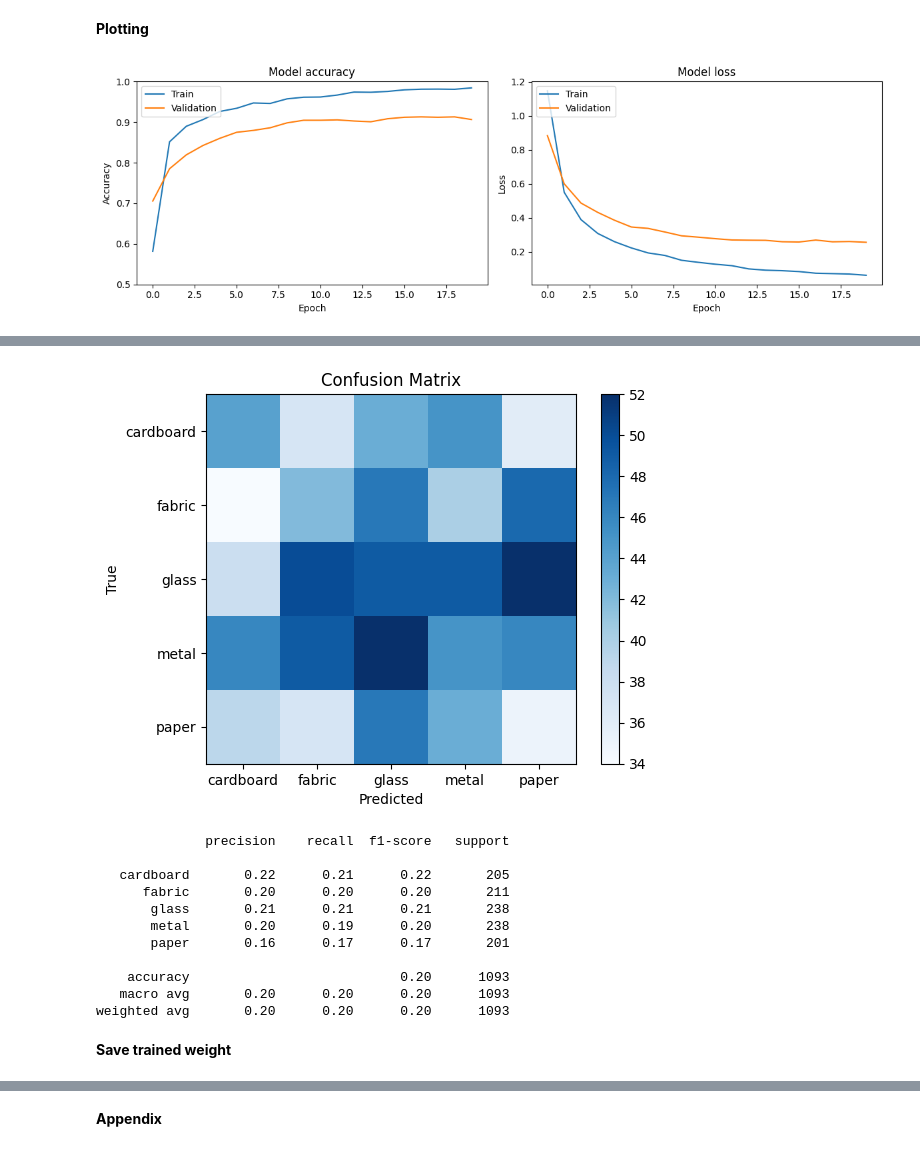
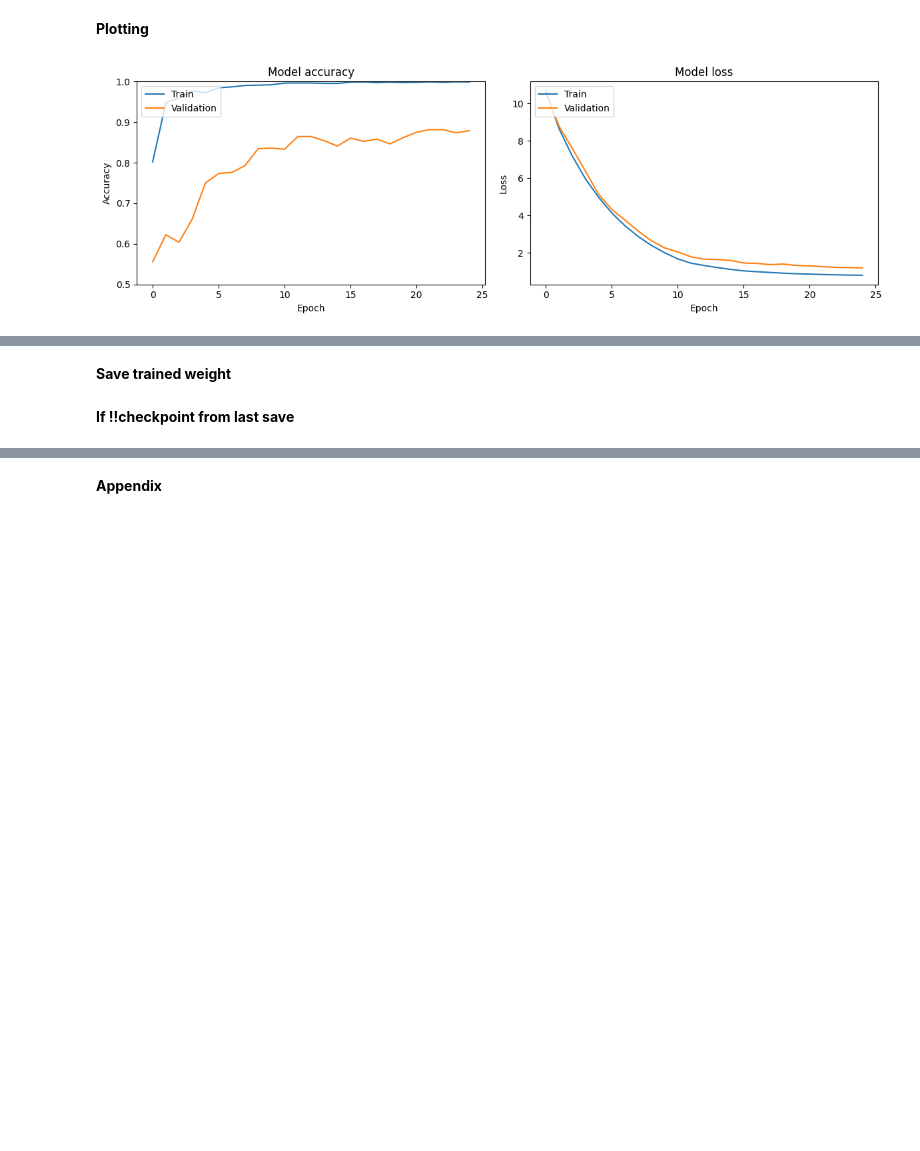
Before and after one commit to TomPham204/thesis, a Jupyter notebook: thesis.ipynb, the cells around one changed output, grey strips where cells are left out. Cells and saved outputs as stored; diff of their text form; code cells hidden in the pictures; blank space fills up the shorter version.

```diff
--- a/thesis.ipynb
+++ b/thesis.ipynb
@@ -9,9 +12,11 @@ from tensorflow.keras.optimizers import SGD
 import numpy as np
 # %%
 data_dir = './drive/MyDrive/TrashDataset/'
+test_dir = './drive/MyDrive/TrashDatasetTest'
 weight_dir = './drive/MyDrive/TrashModel/'
-batch_size = 24
-image_size = (224, 224)
+batch_size = 64
+image_size = (300, 300)
+class_num = 5
 # %% [markdown]
 **Data loading & augmentation**
 # %%
@@ -116,11 +115,11 @@ No saved weight
 **Training**
 # %%
 history = model.fit(
-    combined_generator,
-    steps_per_epoch=combined_steps_per_epoch,
+    train_generator,
+    steps_per_epoch=train_generator.samples // batch_size,
     validation_data=validation_generator,
     validation_steps=validation_generator.samples // batch_size,
-    epochs=20,
+    epochs=25,
     callbacks=checkpoints
 )
 # %% [output]
@@ -147,69 +134,32 @@ Epoch 20/20
 import numpy as np
 import matplotlib.pyplot as plt
 from sklearn.metrics import classification_report, confusion_matrix
 
 def plot_training_history(history):
     plt.figure(figsize=(12, 4))
 
     # Plot training & validation accuracy values
     plt.subplot(1, 2, 1)
     plt.plot(history.history['accuracy'])
     plt.plot(history.history['val_accuracy'])
     plt.title('Model accuracy')
     plt.ylabel('Accuracy')
     plt.xlabel('Epoch')
-    plt.ylim(0.5, 1)  # Set y-axis range from 0 to 1
+    plt.ylim(0.5, 1)
     plt.legend(['Train', 'Validation'], loc='upper left')
 
     # Plot training & validation loss values
     plt.subplot(1, 2, 2)
     plt.plot(history.history['loss'])
     plt.plot(history.history['val_loss'])
     plt.title('Model loss')
     plt.ylabel('Loss')
     plt.xlabel('Epoch')
     plt.legend(['Train', 'Validation'], loc='upper left')
 
     plt.tight_layout()
     plt.show()
 
-# Plot training history
 plot_training_history(history)
-
-# Create and display a confusion matrix
-def plot_confusion_matrix(y_true, y_pred, classes):
-    cm = confusion_matrix(y_true, y_pred)
-    fig, ax = plt.subplots()
-    im = ax.imshow(cm, interpolation='nearest', cmap=plt.cm.Blues)
-    ax.figure.colorbar(im, ax=ax)
-    ax.set(xticks=np.arange(cm.shape[1]), yticks=np.arange(cm.shape[0]), xticklabels=classes, yticklabels=classes, title='Confusion Matrix')
-    plt.xlabel('Predicted')
-    plt.ylabel('True')
-    plt.show()
-
-# Evaluate the model on the test dataset
-test_generator = original_datagen.flow_from_directory(
-    data_dir,
-    target_size=image_size,
-    batch_size=batch_size,
-    class_mode='categorical',
-    subset='validation'  # Validation data
-)
-
-test_steps = len(test_generator)
-test_generator.reset()
-y_pred = model.predict(test_generator, steps=test_steps)
-y_pred = np.argmax(y_pred, axis=1)
-y_true = test_generator.classes
-
-# Get class labels from the generator
-class_labels = list(test_generator.class_indices.keys())
-
-# Plot the confusion matrix
-plot_confusion_matrix(y_true, y_pred, class_labels)
-
-# Classification Report
-report = classification_report(y_true, y_pred, target_names=class_labels)
-print(report)
 # %% [output]
-[figure, old version]
+[figure, new version]
@@ -218,12 +165,0 @@ Found 1093 images belonging to 5 classes.
-[figure, removed]
-              precision    recall  f1-score   support
-
-   cardboard       0.22      0.21      0.22       205
-      fabric       0.20      0.20      0.20       211
-       glass       0.21      0.21      0.21       238
-       metal       0.20      0.19      0.20       238
-       paper       0.16      0.17      0.17       201
-
-    accuracy                           0.20      1093
-   macro avg       0.20      0.20      0.20      1093
-weighted avg       0.20      0.20      0.20      1093
@@ -232,3 +193,5 @@ weighted avg       0.20      0.20      0.20      1093
 # %%
 from datetime import date, datetime
 model.save(weight_dir+f'trash-{date.today()}-{datetime.now().strftime("%H-%M")}.h5')
+# %% [markdown]
+**If !!checkpoint from last save**
```
Also changed, not shown: parts of 13 cells of this notebook.
